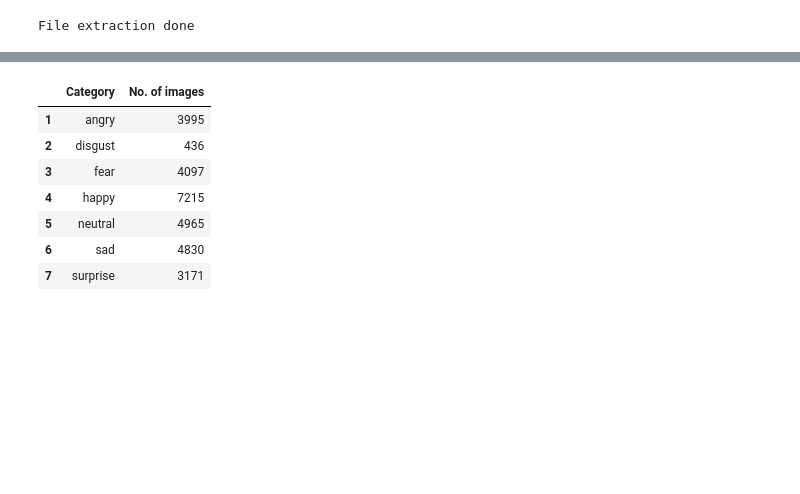
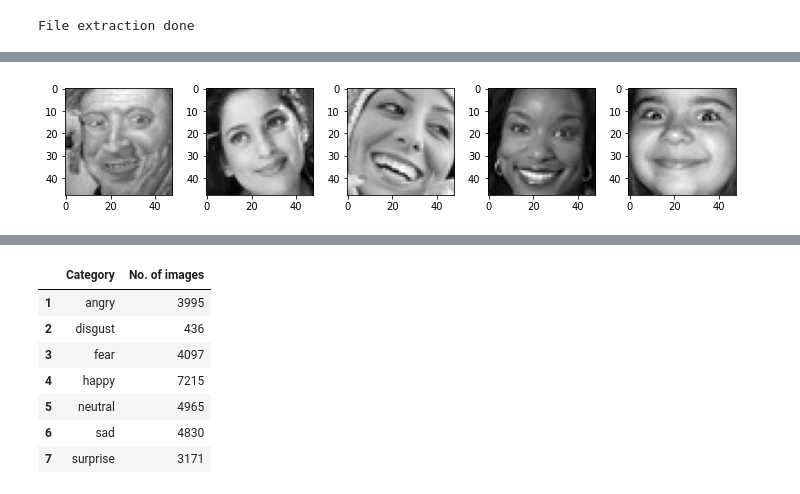
Before and after one commit to Sharath2021/-LIVE-CLASS-MONITORING-SYSTEM-Face-Emotion-Recognition-, a Jupyter notebook: LIVE_CLASS_MONITORING_SYSTEM(Face_Emotion_Recognition).ipynb, the cells around one changed output, grey strips where cells are left out. Cells and saved outputs as stored; diff of their text form; code cells hidden in the pictures; blank space fills up the shorter version.

```diff
--- a/LIVE_CLASS_MONITORING_SYSTEM(Face_Emotion_Recognition).ipynb
+++ b/LIVE_CLASS_MONITORING_SYSTEM(Face_Emotion_Recognition).ipynb
@@ -45,0 +85,5 @@ File extraction done
+# %%
+#sample of happy class
+plot_images(train_data+'/happy')
+# %% [output]
+[figure, added]
```
Also changed, not shown: parts of 18 cells of this notebook.
